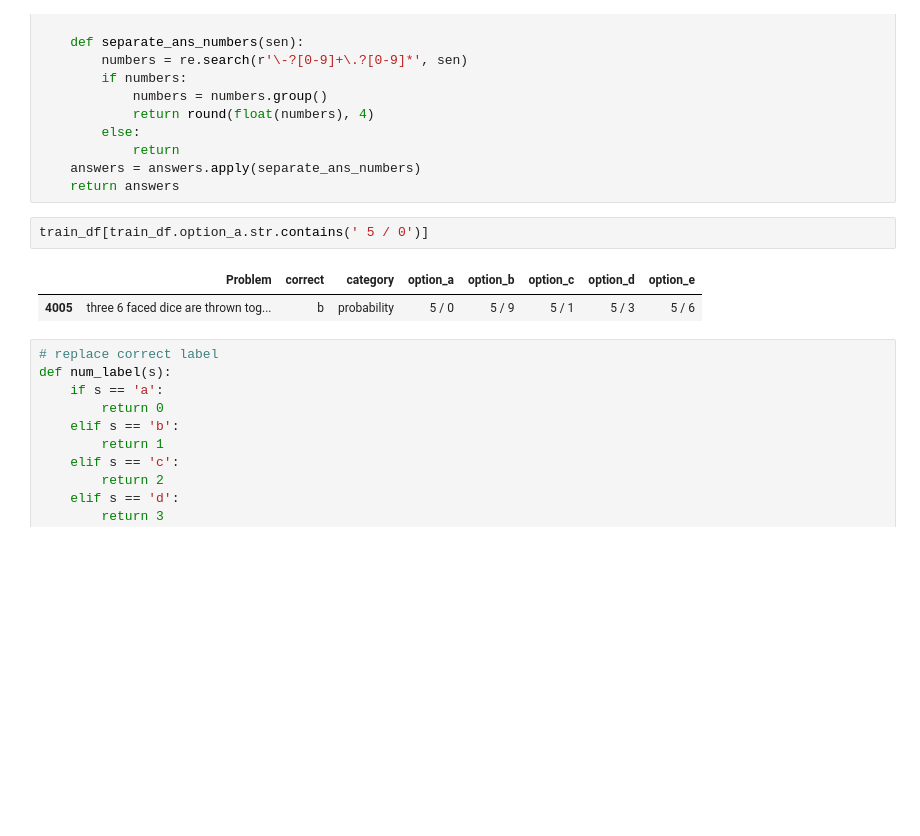
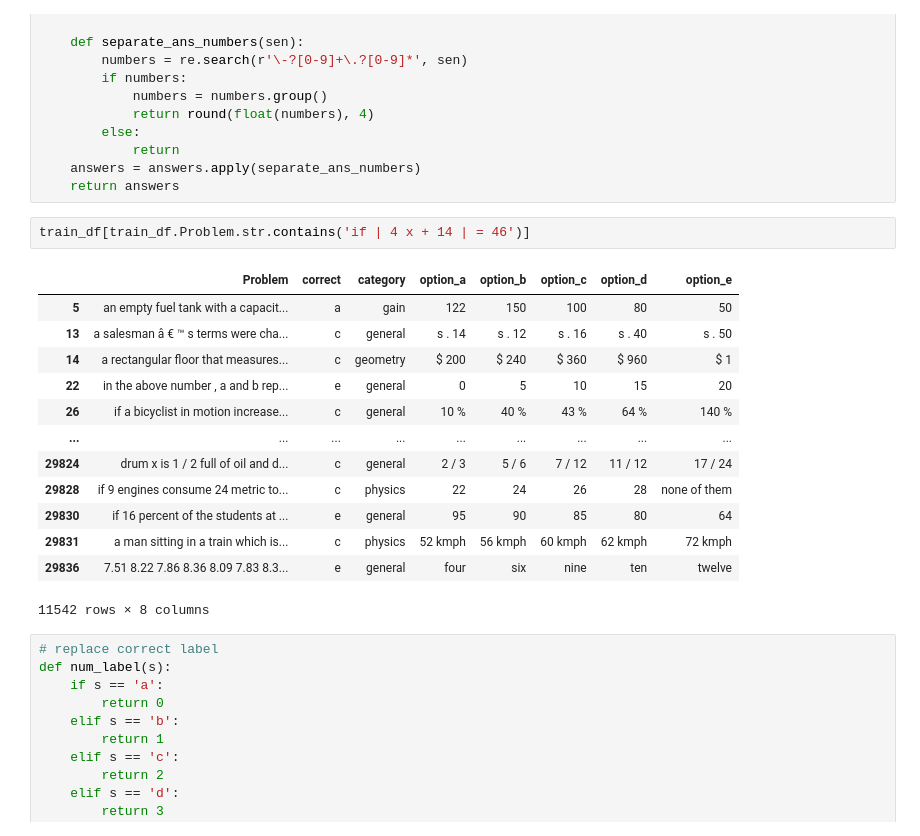
Before and after one commit to Liya-2/Project_MathQA, a Jupyter notebook: TextRegression_v2.ipynb, the cells around one changed output. Cells and saved outputs as stored; diff of their text form; blank space fills up the shorter version.

```diff
--- a/TextRegression_v2.ipynb
+++ b/TextRegression_v2.ipynb
@@ -175,10 +180,21 @@ def answers_processing(answers):
     answers = answers.apply(separate_ans_numbers)
     return answers
 # %%
-train_df[train_df.option_a.str.contains(' 5 / 0')]
+train_df[train_df.Problem.str.contains('if | 4 x + 14 | = 46')]
 # %% [output]
 |  | Problem | correct | category | option_a | option_b | option_c | option_d | option_e |
-| 4005 | three 6 faced dice are thrown tog... | b | probability | 5 / 0 | 5 / 9 | 5 / 1 | 5 / 3 | 5 / 6 |
+| 5 | an empty fuel tank with a capacit... | a | gain | 122 | 150 | 100 | 80 | 50 |
+| 13 | a salesman â € ™ s terms were cha... | c | general | s . 14 | s . 12 | s . 16 | s . 40 | s . 50 |
+| 14 | a rectangular floor that measures... | c | geometry | $ 200 | $ 240 | $ 360 | $ 960 | $ 1 |
+| 22 | in the above number , a and b rep... | e | general | 0 | 5 | 10 | 15 | 20 |
+| 26 | if a bicyclist in motion increase... | c | general | 10 % | 40 % | 43 % | 64 % | 140 % |
+| ... | ... | ... | ... | ... | ... | ... | ... | ... |
+| 29824 | drum x is 1 / 2 full of oil and d... | c | general | 2 / 3 | 5 / 6 | 7 / 12 | 11 / 12 | 17 / 24 |
+| 29828 | if 9 engines consume 24 metric to... | c | physics | 22 | 24 | 26 | 28 | none of them |
+| 29830 | if 16 percent of the students at ... | e | general | 95 | 90 | 85 | 80 | 64 |
+| 29831 | a man sitting in a train which is... | c | physics | 52 kmph | 56 kmph | 60 kmph | 62 kmph | 72 kmph |
+| 29836 | 7.51 8.22 7.86 8.36 8.09 7.83 8.3... | e | general | four | six | nine | ten | twelve |
+11542 rows × 8 columns
 # %%
 # replace correct label
 def num_label(s):
```
Also changed, not shown: parts of 47 cells of this notebook.
